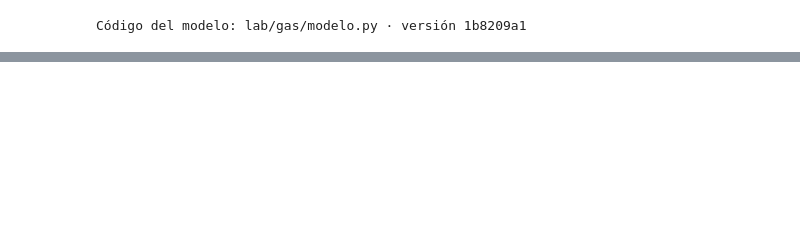
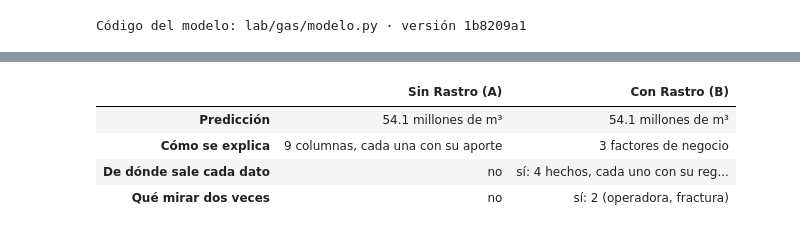
Before and after one commit to germanbraun/Rastro, a Jupyter notebook: lab/notebooks/rastro-lab.ipynb, the cells around one changed output, grey strips where cells are left out. Cells and saved outputs as stored; diff of their text form; code cells hidden in the pictures; blank space fills up the shorter version.

```diff
--- a/lab/notebooks/rastro-lab.ipynb
+++ b/lab/notebooks/rastro-lab.ipynb
@@ -213,0 +182,17 @@ Lo que la explicación con Rastro dice y la de las columnas no puede decir:
+# %%
+sin = modelo.explicacion_a(r, A, pozo)
+con = modelo.explicacion_b(r, B, ctx, pozo)
+a_mirar = [h for h in con["hechos"] if h["marca"]]
+pd.DataFrame({
+    "Sin Rastro (A)": [f"{sin['pred']:.1f} millones de m³", f"{len(sin['filas'])} columnas, cada una con su aporte",
+                       "no", "no"],
+    "Con Rastro (B)": [f"{con['pred']:.1f} millones de m³", f"{len(con['factores'])} factores de negocio",
+                       f"sí: {len(con['hechos'])} hechos, cada uno con su regla, evidencia y fuente",
+                       f"sí: {len(a_mirar)} ({', '.join(h['hecho'].lower() for h in a_mirar)})"],
+}, index=["Predicción", "Cómo se explica", "De dónde sale cada dato", "Qué mirar dos veces"])
+# %% [output]
+|  | Sin Rastro (A) | Con Rastro (B) |
+| Predicción | 54.1 millones de m³ | 54.1 millones de m³ |
+| Cómo se explica | 9 columnas, cada una con su aporte | 3 factores de negocio |
+| De dónde sale cada dato | no | sí: 4 hechos, cada uno con su reg... |
+| Qué mirar dos veces | no | sí: 2 (operadora, fractura) |
```
Also changed, not shown: parts of 49 cells of this notebook.
